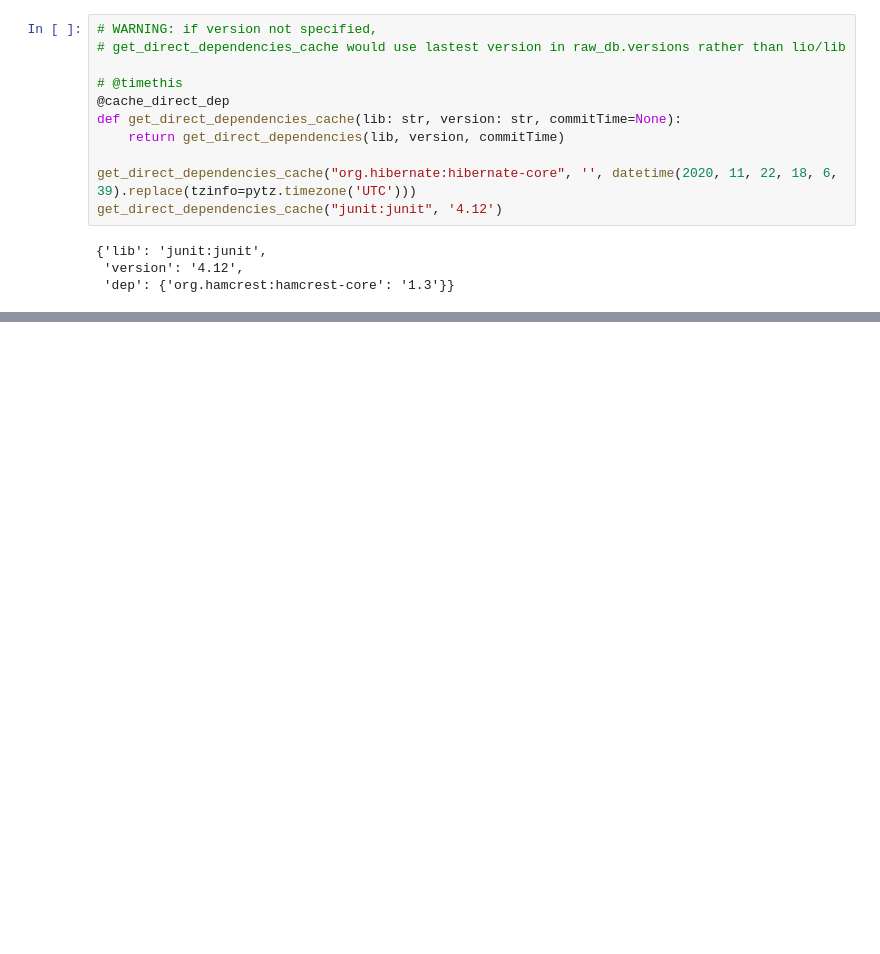
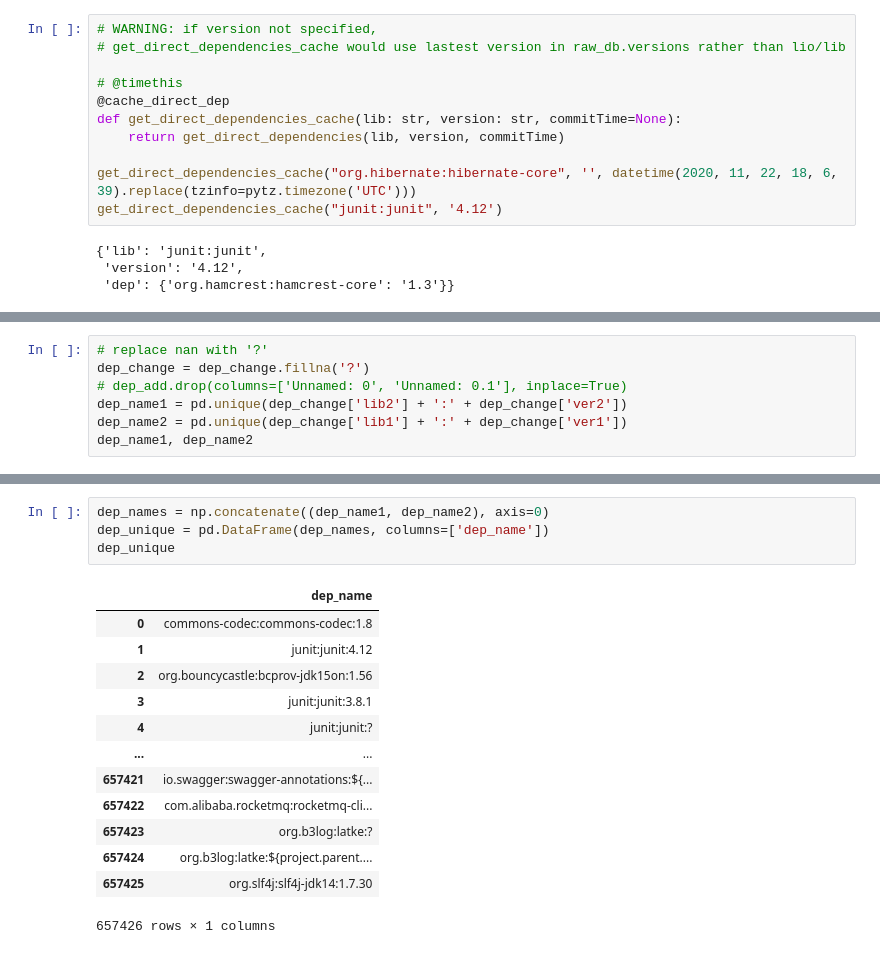
Before and after one commit to hehao98/LibraryMigration, a Jupyter notebook: model_hrz.ipynb, the cells around one changed output, grey strips where cells are left out. Saved outputs shown, nothing was run; the diff lists cells and outputs as text; blank space fills up the shorter version.

```diff
--- a/model_hrz.ipynb
+++ b/model_hrz.ipynb
@@ -622,0 +638,7 @@ ns': '',
+# %%
+# replace nan with '?'
+dep_change = dep_change.fillna('?')
+# dep_add.drop(columns=['Unnamed: 0', 'Unnamed: 0.1'], inplace=True)
+dep_name1 = pd.unique(dep_change['lib2'] + ':' + dep_change['ver2'])
+dep_name2 = pd.unique(dep_change['lib1'] + ':' + dep_change['ver1'])
+dep_name1, dep_name2
@@ -622,0 +655,18 @@ ns': '',
+# %%
+dep_names = np.concatenate((dep_name1, dep_name2), axis=0)
+dep_unique = pd.DataFrame(dep_names, columns=['dep_name'])
+dep_unique
+# %% [output]
+|  | dep_name |
+| 0 | commons-codec:commons-codec:1.8 |
+| 1 | junit:junit:4.12 |
+| 2 | org.bouncycastle:bcprov-jdk15on:1.56 |
+| 3 | junit:junit:3.8.1 |
+| 4 | junit:junit:? |
+| ... | ... |
+| 657421 | io.swagger:swagger-annotations:${... |
+| 657422 | com.alibaba.rocketmq:rocketmq-cli... |
+| 657423 | org.b3log:latke:? |
+| 657424 | org.b3log:latke:${project.parent.... |
+| 657425 | org.slf4j:slf4j-jdk14:1.7.30 |
+657426 rows × 1 columns
```
Also changed, not shown: parts of 18 cells of this notebook.
